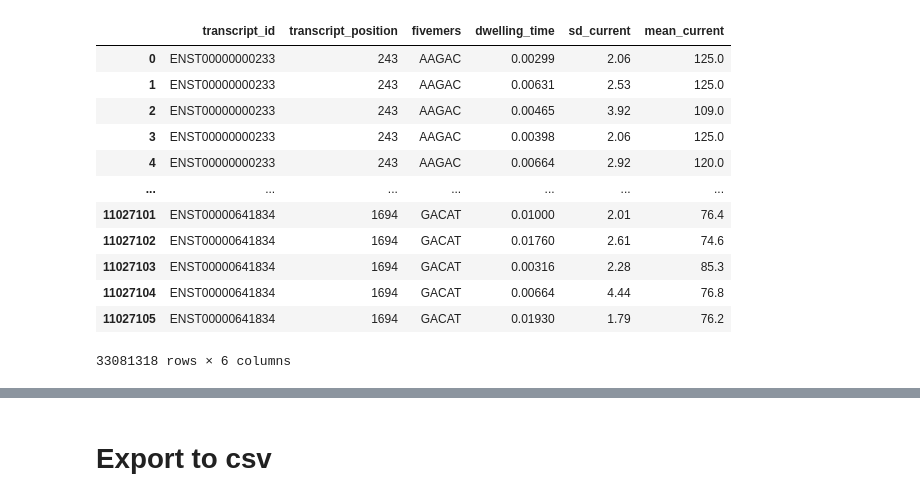
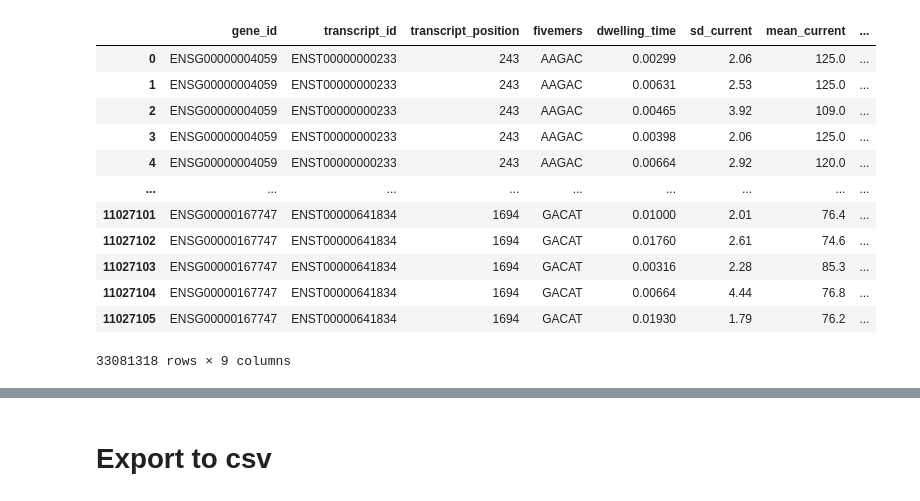
Before and after one commit to gohjophine/dsa4262-gnomes, a Jupyter notebook: src/feature_engineering.ipynb, the cells around one changed output, grey strips where cells are left out. Drawn from its saved outputs; the diff is of its cells as text; code cells hidden in the pictures.

Commit message:
joined df with labels

```diff
--- a/src/feature_engineering.ipynb
+++ b/src/feature_engineering.ipynb
@@ -16,3 +18,7 @@ df2.head()
 | 2 | ENST00000000233 | 244 | AAGACCA | [0.0046500000000000005, 3.92, 109... | 0.00465 | 3.92 | 109.0 | 0.01360 | 12.00 | ... |
 | 3 | ENST00000000233 | 244 | AAGACCA | [0.00398, 2.06, 125.0, 0.0083, 5.... | 0.00398 | 2.06 | 125.0 | 0.00830 | 5.01 | ... |
 | 4 | ENST00000000233 | 244 | AAGACCA | [0.006640000000000001, 2.92, 120.... | 0.00664 | 2.92 | 120.0 | 0.00266 | 3.94 | ... |
+# %%
+data = pd.read_csv('../data/data.info')
+# %%
+final_df = df2.merge(data, how='left', on=['transcript_id', 'transcript_position'])
@@ -24,42 +46,47 @@ df2.head()
 # output: df
 def rearrange(df):
     # first segment
-    feat_df1 = df[['transcript_id', 'transcript_position', 'fivemers', 0, 1, 2]].rename(
+    feat_df1 = df[['gene_id', 'transcript_id', 'transcript_position', 'fivemers', 0, 1, 2, 'label']].rename(
         columns = {0:'dwelling_time', 1:'sd_current', 2:'mean_current'}
     )
     feat_df1['transcript_position'] = feat_df1['transcript_position'].map(lambda x: x-1)
+    feat_df1['relative_position'] = 1
     feat_df1['fivemers'] = feat_df1['fivemers'].map(lambda x: x[:5])
+    feat_df1['label'] = 0
 
     # second segment
-    feat_df2 = df[['transcript_id', 'transcript_position', 'fivemers', 3, 4, 5]].rename(
+    feat_df2 = df[['gene_id', 'transcript_id', 'transcript_position', 'fivemers', 3, 4, 5, 'label']].rename(
         columns = {3:'dwelling_time', 4:'sd_current', 5:'mean_current'}
     )
+    feat_df2['relative_position'] = 2
     feat_df2['fivemers'] = feat_df2['fivemers'].map(lambda x: x[1:6])
 
     # third segment
-    feat_df3 = df[['transcript_id', 'transcript_position', 'fivemers', 6, 7, 8]].rename(
+    feat_df3 = df[['gene_id', 'transcript_id', 'transcript_position', 'fivemers', 6, 7, 8, 'label']].rename(
         columns = {6:'dwelling_time', 7:'sd_current', 8:'mean_current'}
     )
     feat_df3['transcript_position'] = feat_df3['transcript_position'].map(lambda x: x+1)
+    feat_df3['relative_position'] = 3
     feat_df3['fivemers'] = feat_df3['fivemers'].map(lambda x: x[2:])
+    feat_df3['label'] = 0
 
     return pd.concat([feat_df1, feat_df2, feat_df3])
 # %%
-final_df = rearrange(df2)
-final_df
+final_df2 = rearrange(final_df)
+final_df2
 # %% [output]
-|  | transcript_id | transcript_position | fivemers | dwelling_time | sd_current | mean_current |
-| 0 | ENST00000000233 | 243 | AAGAC | 0.00299 | 2.06 | 125.0 |
-| 1 | ENST00000000233 | 243 | AAGAC | 0.00631 | 2.53 | 125.0 |
-| 2 | ENST00000000233 | 243 | AAGAC | 0.00465 | 3.92 | 109.0 |
-| 3 | ENST00000000233 | 243 | AAGAC | 0.00398 | 2.06 | 125.0 |
-| 4 | ENST00000000233 | 243 | AAGAC | 0.00664 | 2.92 | 120.0 |
-| ... | ... | ... | ... | ... | ... | ... |
-| 11027101 | ENST00000641834 | 1694 | GACAT | 0.01000 | 2.01 | 76.4 |
-| 11027102 | ENST00000641834 | 1694 | GACAT | 0.01760 | 2.61 | 74.6 |
-| 11027103 | ENST00000641834 | 1694 | GACAT | 0.00316 | 2.28 | 85.3 |
-| 11027104 | ENST00000641834 | 1694 | GACAT | 0.00664 | 4.44 | 76.8 |
-| 11027105 | ENST00000641834 | 1694 | GACAT | 0.01930 | 1.79 | 76.2 |
+|  | gene_id | transcript_id | transcript_position | fivemers | dwelling_time | sd_current | mean_current | ... |
+| 0 | ENSG00000004059 | ENST00000000233 | 243 | AAGAC | 0.00299 | 2.06 | 125.0 | ... |
+| 1 | ENSG00000004059 | ENST00000000233 | 243 | AAGAC | 0.00631 | 2.53 | 125.0 | ... |
+| 2 | ENSG00000004059 | ENST00000000233 | 243 | AAGAC | 0.00465 | 3.92 | 109.0 | ... |
+| 3 | ENSG00000004059 | ENST00000000233 | 243 | AAGAC | 0.00398 | 2.06 | 125.0 | ... |
+| 4 | ENSG00000004059 | ENST00000000233 | 243 | AAGAC | 0.00664 | 2.92 | 120.0 | ... |
+| ... | ... | ... | ... | ... | ... | ... | ... | ... |
+| 11027101 | ENSG00000167747 | ENST00000641834 | 1694 | GACAT | 0.01000 | 2.01 | 76.4 | ... |
+| 11027102 | ENSG00000167747 | ENST00000641834 | 1694 | GACAT | 0.01760 | 2.61 | 74.6 | ... |
+| 11027103 | ENSG00000167747 | ENST00000641834 | 1694 | GACAT | 0.00316 | 2.28 | 85.3 | ... |
+| 11027104 | ENSG00000167747 | ENST00000641834 | 1694 | GACAT | 0.00664 | 4.44 | 76.8 | ... |
+| 11027105 | ENSG00000167747 | ENST00000641834 | 1694 | GACAT | 0.01930 | 1.79 | 76.2 | ... |
-33081318 rows × 6 columns
+33081318 rows × 9 columns
 # %%
 # aggregate and find min, max, mean, median, std, skew for each feature
```
Also changed, not shown: parts of 9 cells of this notebook, 1 other file.
